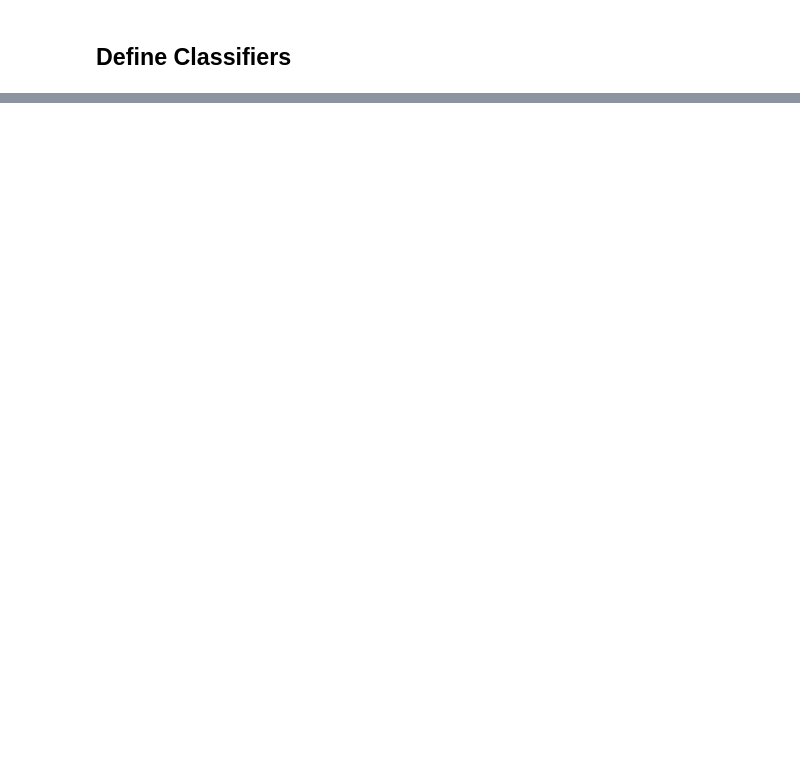
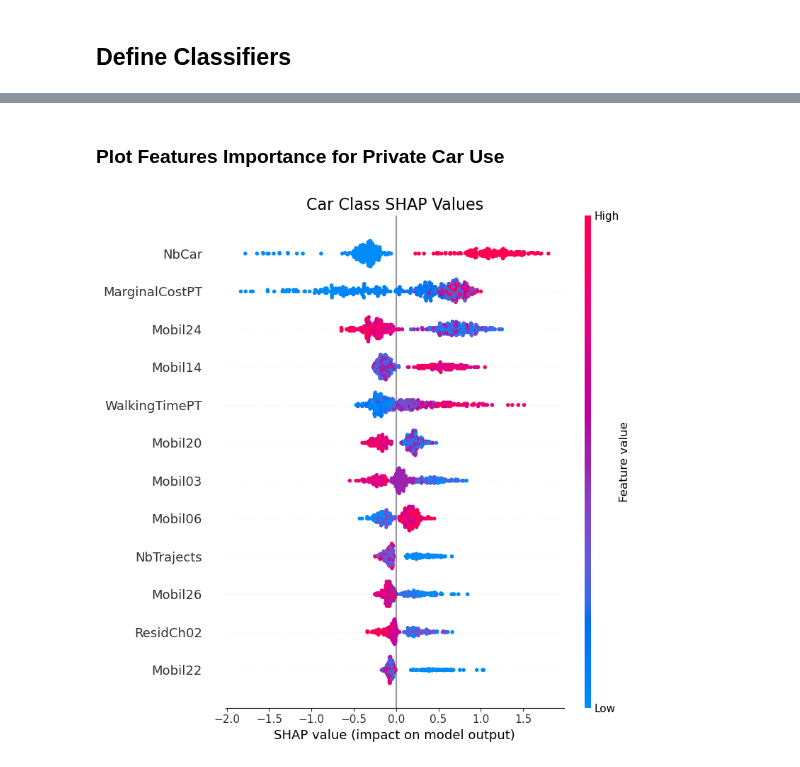
Before and after one commit to BearToCode/ai-mode-selection, a Jupyter notebook: notebook.ipynb, the cells around one changed output, grey strips where cells are left out. Saved outputs shown, nothing was run; the diff lists cells and outputs as text; code cells hidden in the pictures; blank space fills up the shorter version.

```diff
--- a/notebook.ipynb
+++ b/notebook.ipynb
@@ -530,0 +434,32 @@ shap.plots.bar(shap_values_nn[:, :, 0])
+# %%
+import shap
+
+
+best_model = get_pipeline(features_groups["Global"], classifiers["XGBoost"])
+best_model.fit(X_train, y_train)
+
+preprocessor_scaler = Pipeline(
+    best_model.steps[:-2]  # preprocessor + scaler, drop smote + classifier
+)
+X_shap = preprocessor_scaler.transform(X_test)
+classifier = best_model.named_steps["classifier"]
+
+explainer = shap.TreeExplainer(classifier)
+X_shap = preprocessor_scaler.transform(X_test)
+shap_values = explainer.shap_values(X_shap)
+
+feature_names = preprocessor_scaler.get_feature_names_out()
+# Remove prefix from feature names
+feature_names = [name.split("__")[1] for name in feature_names]
+
+get_explanation = lambda values: shap.Explanation(
+    values=values,
+    data=X_shap,
+    feature_names=feature_names,
+)
+
+explanations = {
+    "Public Transport": get_explanation(shap_values[:, :, 0]),
+    "Car": get_explanation(shap_values[:, :, 1]),
+    "Soft Modes": get_explanation(shap_values[:, :, 2]),
+}
@@ -530,0 +486,16 @@ shap.plots.bar(shap_values_nn[:, :, 0])
+# %% [markdown]
+### Plot Features Importance for Private Car Use
+# %%
+plt.figure(figsize=(8, 8))
+plt.title("Car Class SHAP Values", fontsize=16)
+shap.plots.beeswarm(
+    explanations["Car"],
+    plot_size=(8, 8),
+    max_display=12,
+    group_remaining_features=False,
+    show=False,
+)
+plt.tight_layout()
+plt.savefig("figures/shap_beeswarm_car.png", bbox_inches="tight")
+# %% [output]
+[figure, added]
```
Also changed, not shown: parts of 35 cells of this notebook, 7 other files.
